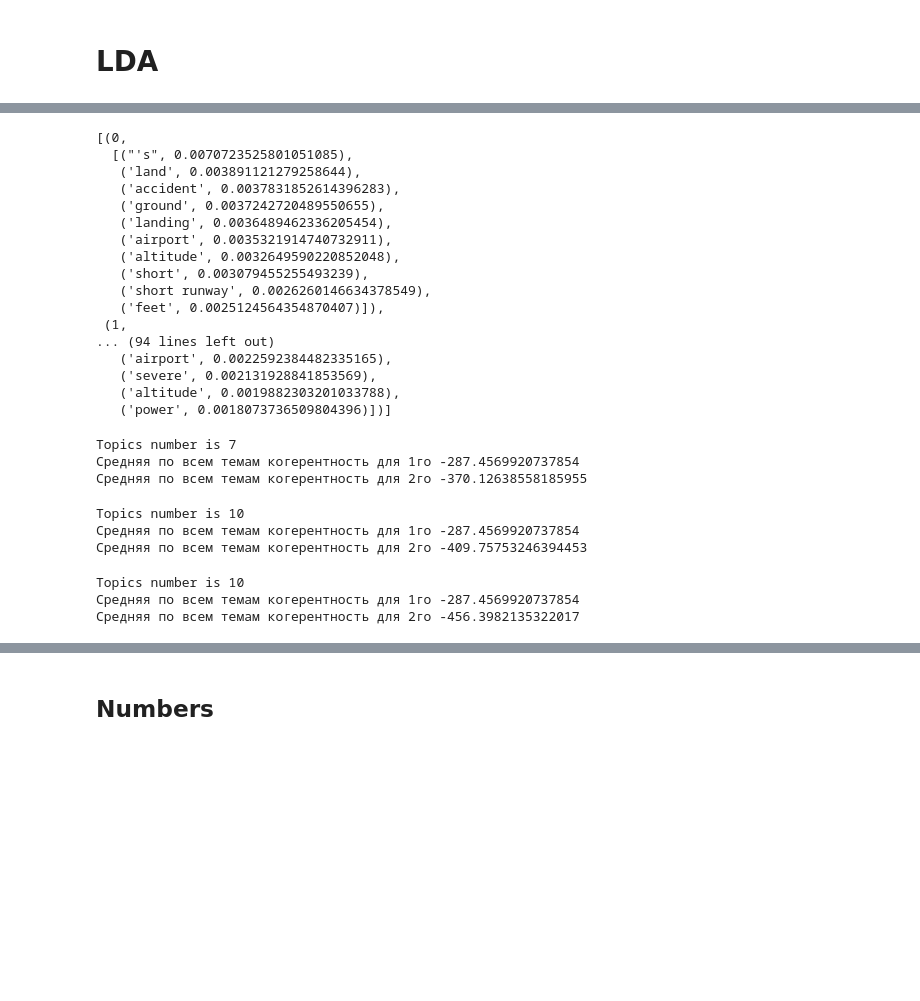
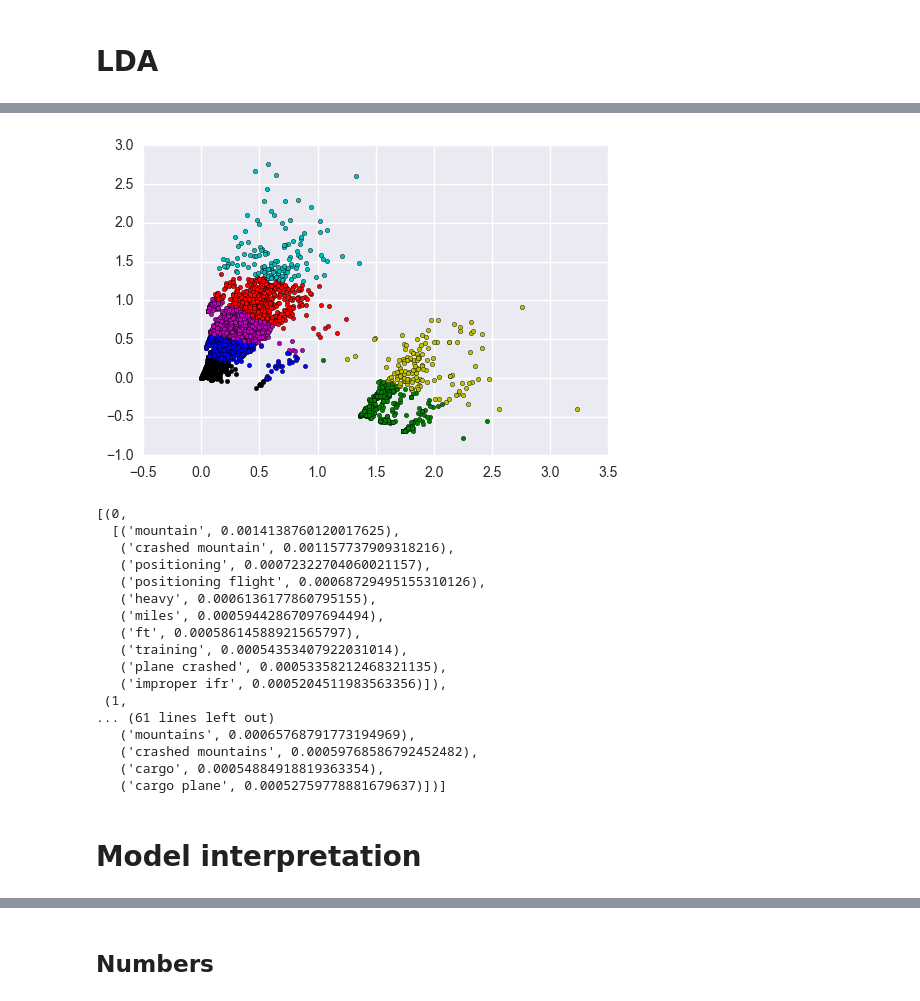
Before and after one commit to DanilBaibak/crash_planes, a Jupyter notebook: planecrashinfo.ipynb, the cells around one changed output, grey strips where cells are left out. Saved outputs shown, nothing was run; the diff lists cells and outputs as text; code cells hidden in the pictures; blank space fills up the shorter version.

```diff
--- a/planecrashinfo.ipynb
+++ b/planecrashinfo.ipynb
@@ -196,0 +183,3 @@ corpus = [dictionary.doc2bow(text) for text in texts]
+# %%
+tfidf = TfidfModel(corpus, normalize=True)
+corpus_tfidf = tfidf[corpus]
@@ -196,0 +212,4 @@ corpus = [dictionary.doc2bow(text) for text in texts]
+# %%
+final_clusters_number = 7
+
+kmeans = KMeans(final_clusters_number).fit(coords)
@@ -197,2 +220,12 @@ corpus = [dictionary.doc2bow(text) for text in texts]
+# %%
+y = kmeans.labels_
+colors = ["b", "g", "r", "m", "c", "y", "k"]
+
+for i in range(len(coords)):
+    plt.scatter(coords[i][0], coords[i][1], c=colors[y[i]], s=10)
+
+plt.show()
+# %% [output]
+[figure, added]
 # %%
 np.random.seed(42)
@@ -202,20 +234,20 @@ lda_model = models.ldamodel.LdaModel(corpus=corpus, id2word=dictionary, num_topi
 # %%
-lda_model.show_topics(num_topics=num_topics, num_words=10, formatted=False)
+lda.show_topics(final_clusters_number, num_words=10, formatted=False)
 # %% [output]
 [(0,
-  [("'s", 0.0070723525801051085),
-   ('land', 0.003891121279258644),
-   ('accident', 0.0037831852614396283),
-   ('ground', 0.0037242720489550655),
-   ('landing', 0.0036489462336205454),
-   ('airport', 0.0035321914740732911),
-   ('altitude', 0.0032649590220852048),
-   ('short', 0.003079455255493239),
-   ('short runway', 0.0026260146634378549),
-   ('feet', 0.0025124564354870407)]),
+  [('mountain', 0.0014138760120017625),
+   ('crashed mountain', 0.001157737909318216),
+   ('positioning', 0.00072322704060021157),
+   ('positioning flight', 0.00068729495155310126),
+   ('heavy', 0.0006136177860795155),
+   ('miles', 0.00059442867097694494),
+   ('ft', 0.00058614588921565797),
+   ('training', 0.00054353407922031014),
+   ('plane crashed', 0.00053358212468321135),
+   ('improper ifr', 0.0005204511983563356)]),
  (1,
-... (94 lines left out)
-   ('airport', 0.0022592384482335165),
-   ('severe', 0.002131928841853569),
-   ('altitude', 0.0019882303201033788),
-   ('power', 0.0018073736509804396)])]
+... (61 lines left out)
+   ('mountains', 0.00065768791773194969),
+   ('crashed mountains', 0.00059768586792452482),
+   ('cargo', 0.00054884918819363354),
+   ('cargo plane', 0.00052759778881679637)])]
@@ -226,24 +253,0 @@ coherence = np.average([topic[1] for topic in top])
-# %%
-print('Topics number is {}'.format(num_topics))
-print('Средняя по всем темам когерентность для 1го {}'.format(coherence))
-print('Средняя по всем темам когерентность для 2го {}'.format(coherence2))
-# %% [output]
-Topics number is 7
-Средняя по всем темам когерентность для 1го -287.4569920737854
-Средняя по всем темам когерентность для 2го -370.12638558185955
-# %%
-print('Topics number is {}'.format(num_topics))
-print('Средняя по всем темам когерентность для 1го {}'.format(coherence))
-print('Средняя по всем темам когерентность для 2го {}'.format(coherence2))
-# %% [output]
-Topics number is 10
-Средняя по всем темам когерентность для 1го -287.4569920737854
-Средняя по всем темам когерентность для 2го -409.75753246394453
-# %%
-print('Topics number is {}'.format(num_topics))
-print('Средняя по всем темам когерентность для 1го {}'.format(coherence))
-print('Средняя по всем темам когерентность для 2го {}'.format(coherence2))
-# %% [output]
-Topics number is 10
-Средняя по всем темам когерентность для 1го -287.4569920737854
-Средняя по всем темам когерентность для 2го -456.3982135322017
@@ -249,0 +259,2 @@ Topics number is 10
+# %% [markdown]
+# Model interpretation
```
Also changed, not shown: parts of 17 cells of this notebook.
